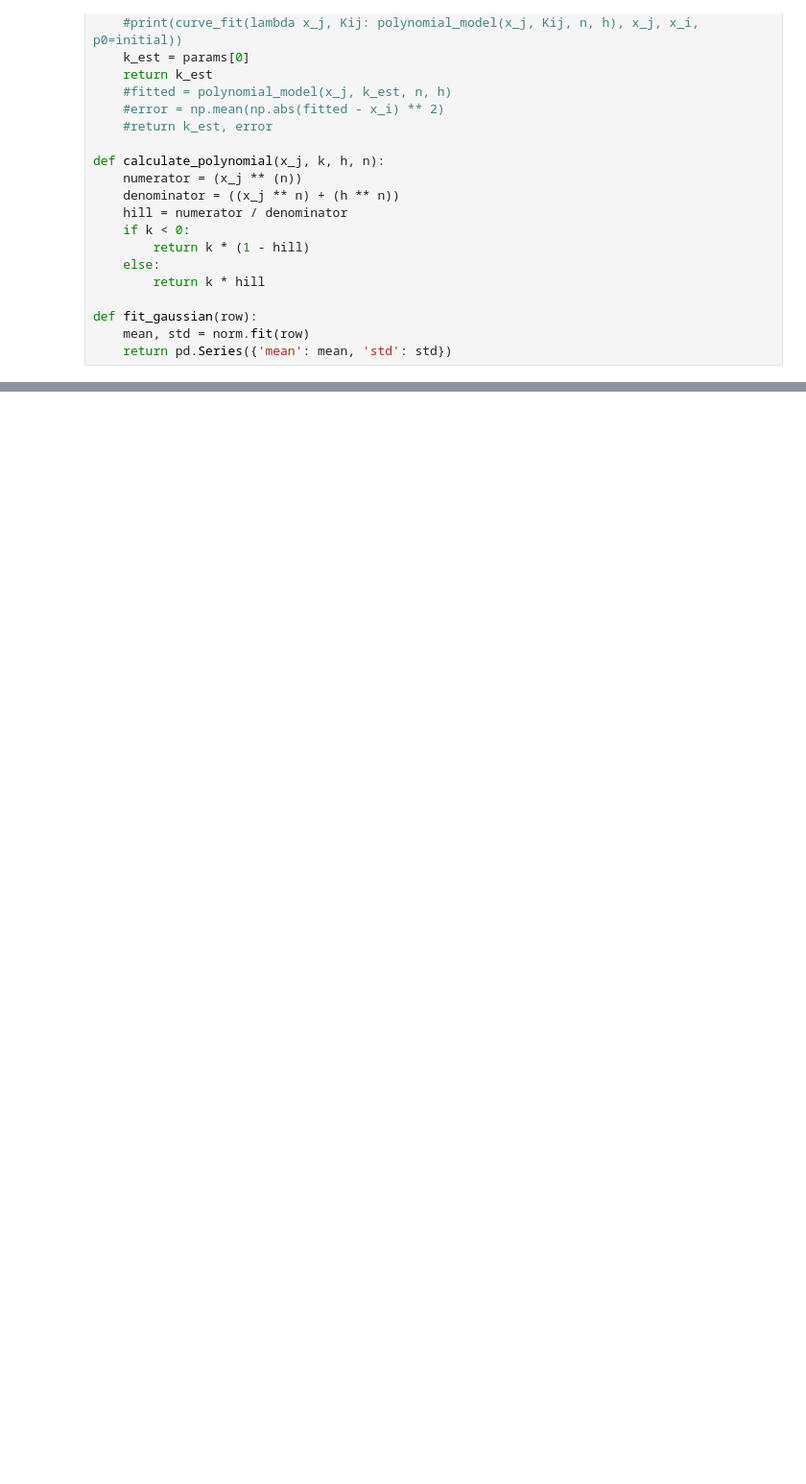
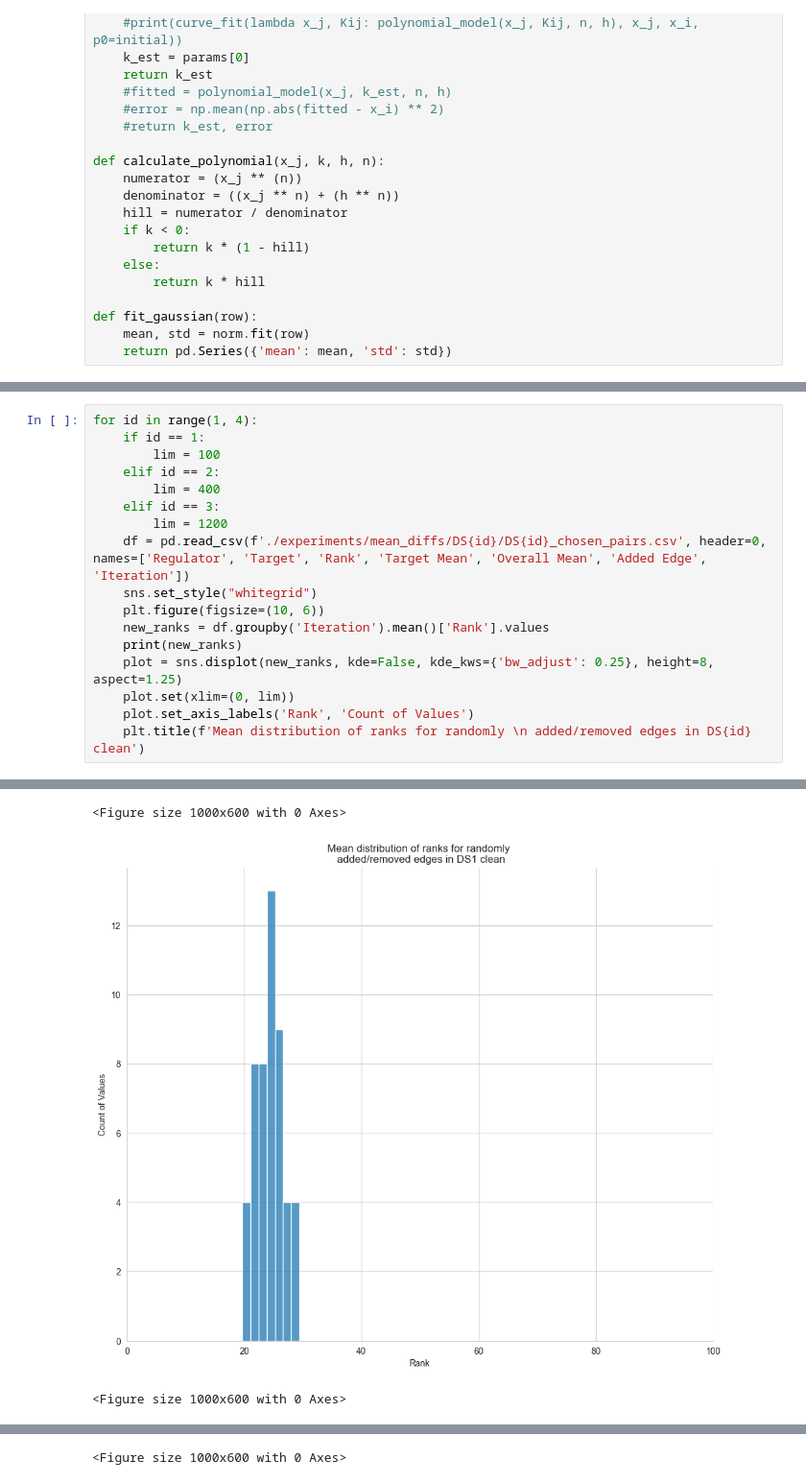
Before and after one commit to ankitbha/dfdl_imputation, a Jupyter notebook: pearson_tests.ipynb, the cells around one changed output, grey strips where cells are left out. Shown at 96% size. Cells and saved outputs as stored; diff of their text form; blank space fills up the shorter version.

```diff
--- a/pearson_tests.ipynb
+++ b/pearson_tests.ipynb
@@ -520,0 +535,18 @@ non-resource variables are not supported in the long term
+# %%
+for id in range(1, 4):
+    if id == 1:
+        lim = 100
+    elif id == 2:
+        lim = 400
+    elif id == 3:
+        lim = 1200
+    df = pd.read_csv(f'./experiments/mean_diffs/DS{id}/DS{id}_chosen_pairs.csv', header=0, names=['Regulator', 'Target', 'Rank', 'Target Mean', 'Overall Mean', 'Added Edge', 'Iteration'])
+    sns.set_style("whitegrid")
+    plt.figure(figsize=(10, 6))
+    new_ranks = df.groupby('Iteration').mean()['Rank'].values
+    print(new_ranks)
+    plot = sns.displot(new_ranks, kde=False, kde_kws={'bw_adjust': 0.25}, height=8, aspect=1.25)
+    plot.set(xlim=(0, lim))
+    plot.set_axis_labels('Rank', 'Count of Values')
+    plt.title(f'Mean distribution of ranks for randomly \n added/removed edges in DS{id} clean')
+# %% [output]
@@ -520,0 +570,3 @@ non-resource variables are not supported in the long term
+<Figure size 1000x600 with 0 Axes>
+[figure, added]
+<Figure size 1000x600 with 0 Axes>
@@ -520,0 +574 @@ non-resource variables are not supported in the long term
+<Figure size 1000x600 with 0 Axes>
```
Also changed, not shown: parts of 8 cells of this notebook, 1 other file.
